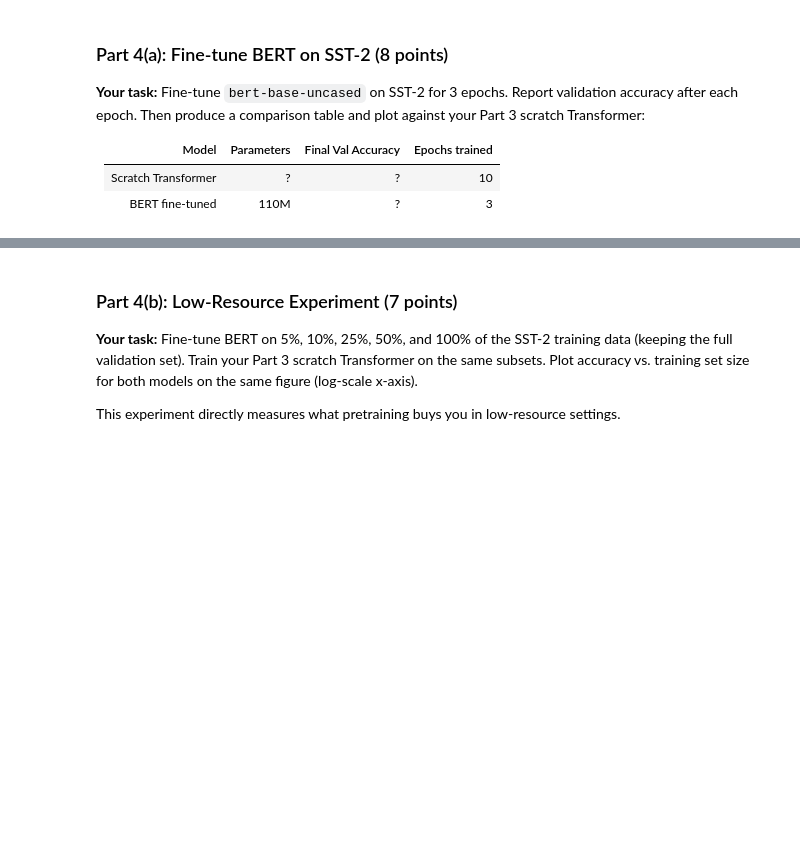
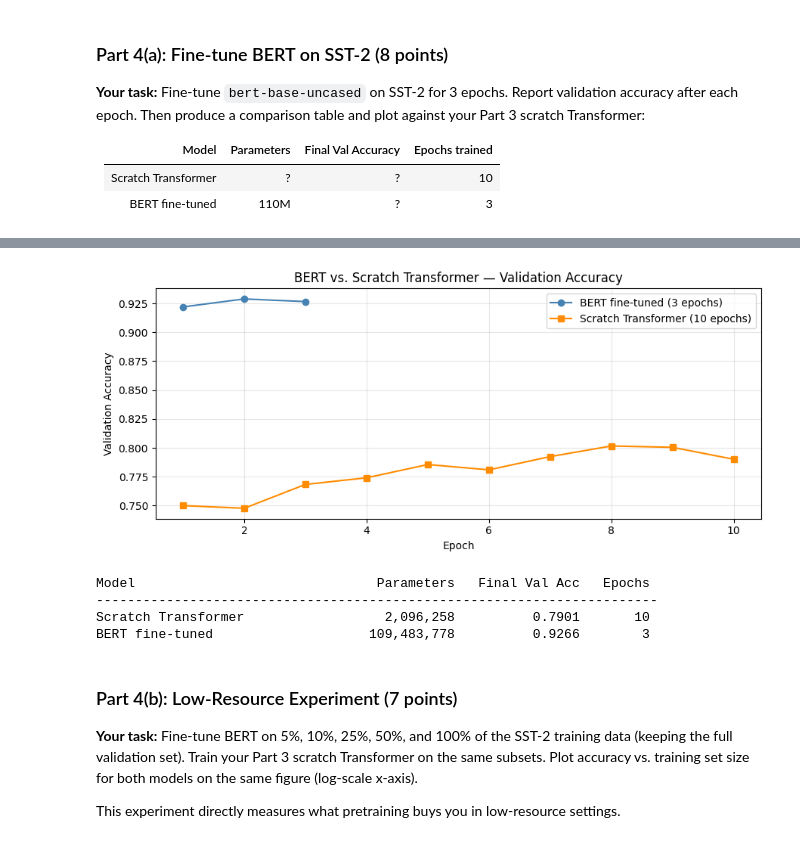
Before and after one commit to Archangel4148/Classwork, a Jupyter notebook: CS5480/Assignment 4/assignment4_coding.ipynb, the cells around one changed output, grey strips where cells are left out. Drawn from its saved outputs; the diff is of its cells as text; code cells hidden in the pictures; blank space fills up the shorter version.

```diff
--- a/CS5480/Assignment 4/assignment4_coding.ipynb
+++ b/CS5480/Assignment 4/assignment4_coding.ipynb
@@ -1668,12 +1753,38 @@ raise NotImplementedError
 # %%
 # ── Comparison: Scratch Transformer vs. BERT ───────────────────────────────────
-# YOUR CODE HERE
 # Plot val accuracy curves for both models on the same figure.
 # Note: BERT has 3 epochs, your Transformer has 10 — normalize by wall-clock time
 # OR simply annotate final accuracy values clearly.
 # Include a table (print statement or markdown) showing:
 #   Model | Params | Final Val Acc | Epochs trained
-raise NotImplementedError
+
+# Val accuracy curves
+fig, ax = plt.subplots(figsize=(9, 4))
+ax.plot(range(1, 3 + 1), bert_val_accs, marker='o', label='BERT fine-tuned (3 epochs)', color='steelblue')
+ax.plot(range(1, N_EPOCHS_TF + 1), accs_pe, marker='s', label='Scratch Transformer (10 epochs)', color='darkorange')
+ax.set_xlabel('Epoch')
+ax.set_ylabel('Validation Accuracy')
+ax.set_title('BERT vs. Scratch Transformer — Validation Accuracy')
+ax.legend()
+ax.grid(True, alpha=0.3)
+plt.tight_layout()
+plt.show()
+
+# Get number of parameters
+scratch_params = sum(p.numel() for p in model_pe.parameters() if p.requires_grad)
+bert_params    = sum(p.numel() for p in bert_model.parameters() if p.requires_grad)
+
+# Print the table
+print(f"\n{'Model':<30} {'Parameters':>15} {'Final Val Acc':>15} {'Epochs':>8}")
+print("-" * 72)
+print(f"{'Scratch Transformer':<30} {scratch_params:>15,} {accs_pe[-1]:>15.4f} {N_EPOCHS_TF:>8}")
+print(f"{'BERT fine-tuned':<30} {bert_params:>15,} {bert_val_accs[-1]:>15.4f} {3:>8}")
+# %% [output]
+[figure, added]
+Model                               Parameters   Final Val Acc   Epochs
+------------------------------------------------------------------------
+Scratch Transformer                  2,096,258          0.7901       10
+BERT fine-tuned                    109,483,778          0.9266        3
 # %% [markdown]
 ### Part 4(b): Low-Resource Experiment (7 points)
 
```
Also changed, not shown: parts of 7 cells of this notebook.
